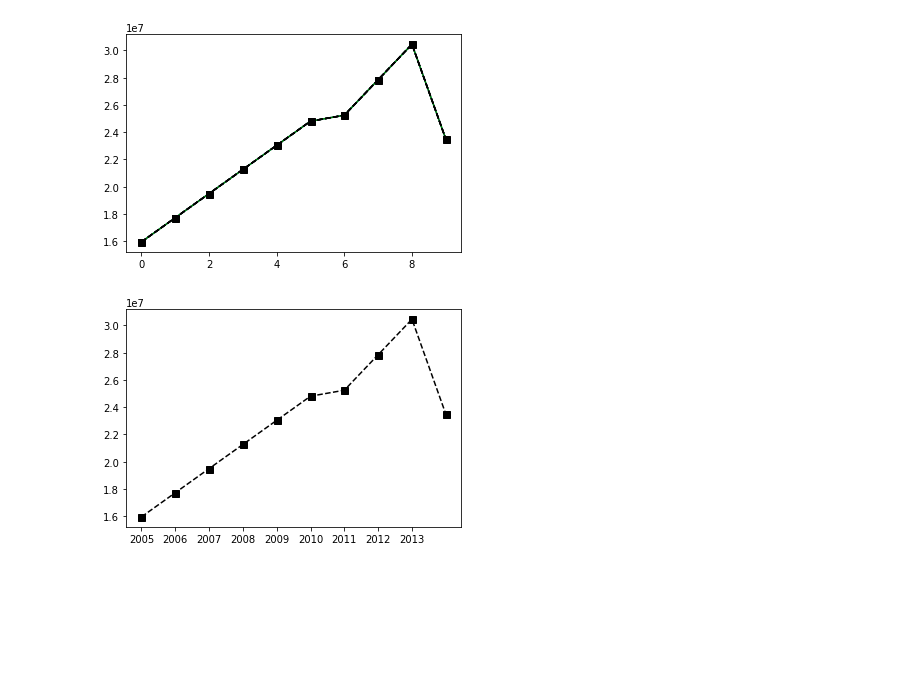
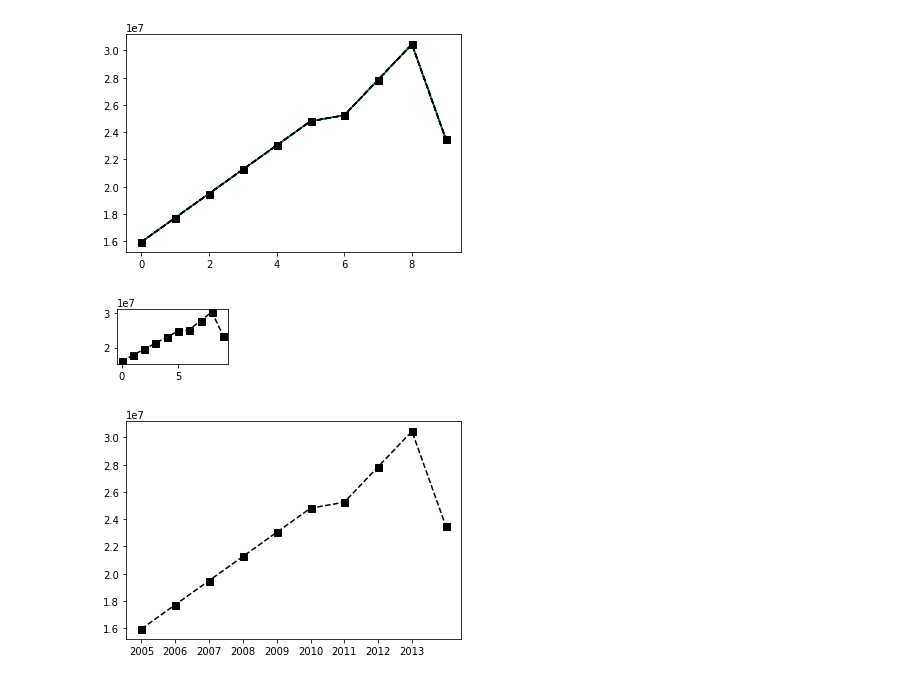
Before and after one commit to shekhfiroz/python_basics, a Jupyter notebook: NBA_NewCase_Study.ipynb, the cells around one changed output. Drawn from its saved outputs; the diff is of its cells as text; code cells hidden in the pictures; blank space fills up the shorter version.

```diff
--- a/NBA_NewCase_Study.ipynb
+++ b/NBA_NewCase_Study.ipynb
@@ -513,9 +513,11 @@ plt.show()
 # %% [output]
 [figure]
 # %%
-plt.rcParams['figure.figsize'] = 8,6
+plt.rcParams['figure.figsize'] = 2,1
 plt.plot(Salary[0],c='Black', ls='--', marker='s', ms=7) # ms stands for marker size
 plt.show()
+# %% [output]
+[figure, added]
 # %%
 # Advanced Visualizations
 plt.rcParams['figure.figsize'] = 8,4
```
Also changed, not shown: parts of 2 cells of this notebook, 2 other files.
